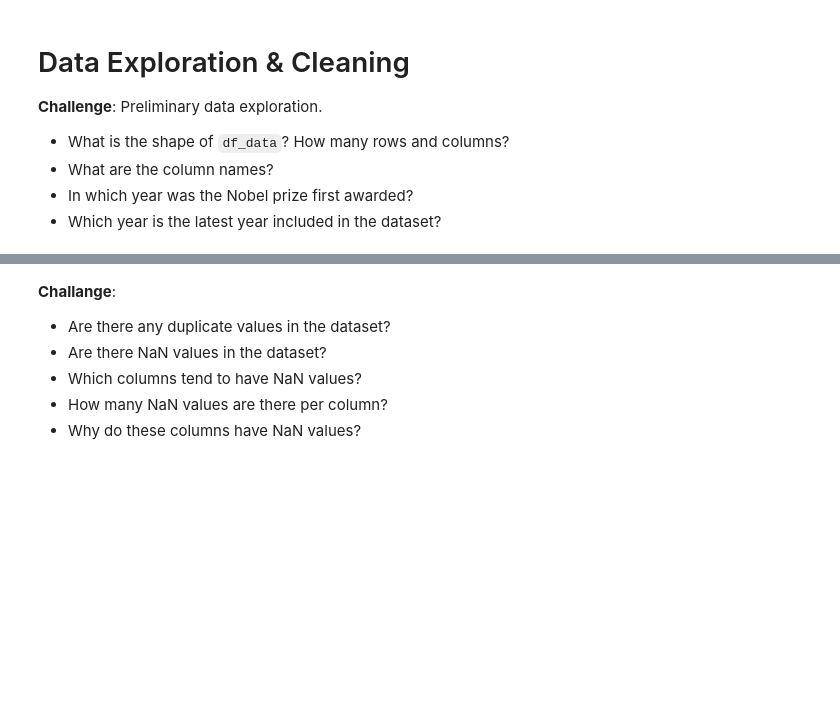
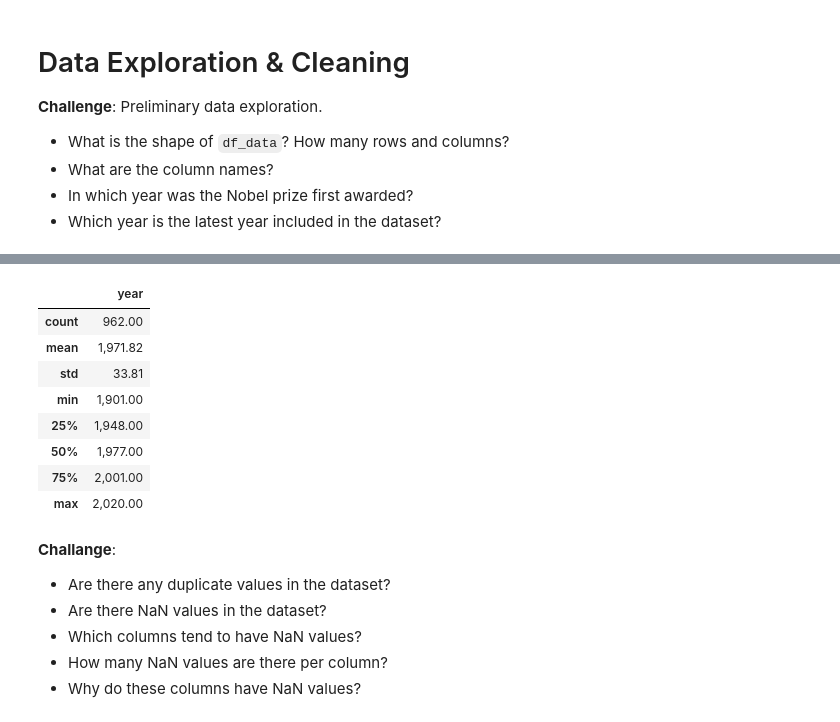
Before and after one commit to ksg-dev/nobel-price-analysis, a Jupyter notebook: Nobel_Prize_Analysis_(start).ipynb, the cells around one changed output, grey strips where cells are left out. Saved outputs shown, nothing was run; the diff lists cells and outputs as text; code cells hidden in the pictures; blank space fills up the shorter version.

```diff
--- a/Nobel_Prize_Analysis_(start).ipynb
+++ b/Nobel_Prize_Analysis_(start).ipynb
@@ -47,3 +100,15 @@ Caveats: The exact birth dates for Michael Houghton, Venkatraman Ramakrishnan, a
+# %%
+df_data.describe()
+# %% [output]
+|  | year |
+| count | 962.00 |
+| mean | 1,971.82 |
+| std | 33.81 |
+| min | 1,901.00 |
+| 25% | 1,948.00 |
+| 50% | 1,977.00 |
+| 75% | 2,001.00 |
+| max | 2,020.00 |
 # %% [markdown]
 **Challange**:
 * Are there any duplicate values in the dataset?
```
Also changed, not shown: parts of 4 cells of this notebook.
